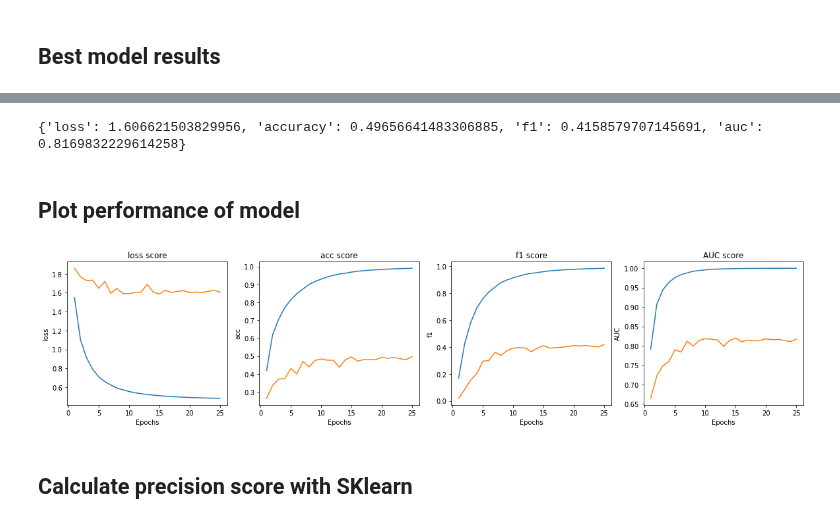
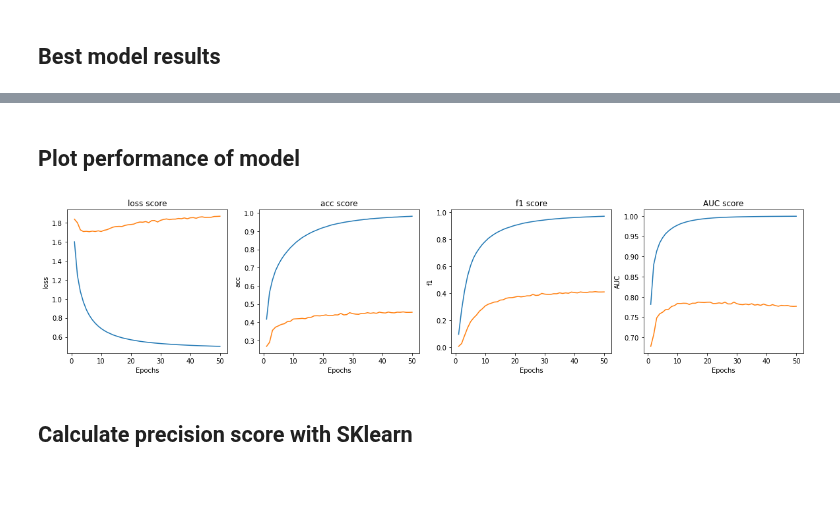
Before and after one commit to ion-elgreco/thesis-FER, a Jupyter notebook: LSTM.ipynb, the cells around one changed output, grey strips where cells are left out. Saved outputs shown, nothing was run; the diff lists cells and outputs as text; code cells hidden in the pictures; blank space fills up the shorter version.

```diff
--- a/LSTM.ipynb
+++ b/LSTM.ipynb
@@ -42,11 +43,11 @@ for device in gpu_devices:
 # %%
-# Reshape data to sequence length 150
-length = 240
-# seq_train_features = features_reshaper(train_features, length)
+# Reshape data to specified sequence length
+length = 60
+seq_train_features = features_reshaper(train_features, length)
 seq_val_features = features_reshaper(val_features, length)
 # seq_test_features = features_reshaper(test_features, length)
 
-# seq_train_labels = labels_reshaper(train_labels, length)
+seq_train_labels = labels_reshaper(train_labels, length)
 seq_val_labels = labels_reshaper(val_labels, length)
 # %% [markdown]
 ## Compute sample weights
@@ -106,11 +195,11 @@ history_best = cnn_rnn_LSTM.fit(
     seq_train_labels,
     sample_weight=train_samples_weights,
     validation_data=(seq_val_features, seq_val_labels),
-    epochs=25,
-    callbacks=[
-        tf.keras.callbacks.EarlyStopping(
-            monitor="val_f1", verbose=1, patience=6, restore_best_weights=False
-        )
-    ],
+    epochs=50,
+#     callbacks=[
+#         tf.keras.callbacks.EarlyStopping(
+#             monitor="val_f1", verbose=1, patience=6, restore_best_weights=False
+#         )
+#     ],
     verbose=2,
 )
@@ -134,41 +206,39 @@ _________________________________________________________________
 # %%
 results = cnn_rnn_LSTM.evaluate(seq_val_features, seq_val_labels, verbose=0)
 print(dict(zip(cnn_rnn_LSTM.metrics_names, results)))
-# %% [output]
-{'loss': 1.606621503829956, 'accuracy': 0.49656641483306885, 'f1': 0.4158579707145691, 'auc': 0.8169832229614258}
 # %% [markdown]
 ## Plot performance of model
 # %%
 model_hist = history_best.history
 
 labels = [*model_hist.keys()]
 fig, axes = plt.subplots(1, 4, figsize=(20, 4))
-epochs = range(1, len(data_list1[0]) + 1)
+epochs = range(1, len(model_hist["loss"]) + 1)
 for data, label in zip(
     [model_hist["loss"], model_hist["val_loss"]], [labels[0], labels[4]]
 ):
     axes[0].plot(epochs, data, label=label)
 
 for data, label in zip(
     [model_hist["accuracy"], model_hist["val_accuracy"]], [labels[1], labels[5]]
 ):
     axes[1].plot(epochs, data, label=label)
 
 for data, label in zip(
     [model_hist["f1"], model_hist["val_f1"]], [labels[2], labels[6]]
 ):
     axes[2].plot(epochs, data, label=label)
 
 for data, label in zip(
     [model_hist["auc"], model_hist["val_auc"]], [labels[3], labels[7]]
 ):
     axes[3].plot(epochs, data, label=label)
 
 for i, label in zip(range(4), ["loss", "acc", "f1", "AUC"]):
     axes[i].set_title(label + " score")
     axes[i].set_xlabel("Epochs")
     axes[i].set_ylabel(label)
 # %% [output]
-[figure, old version]
+[figure, new version]
 # %%
 # Save model performance to json file
```
Also changed, not shown: parts of 21 cells of this notebook, 5 other files.
